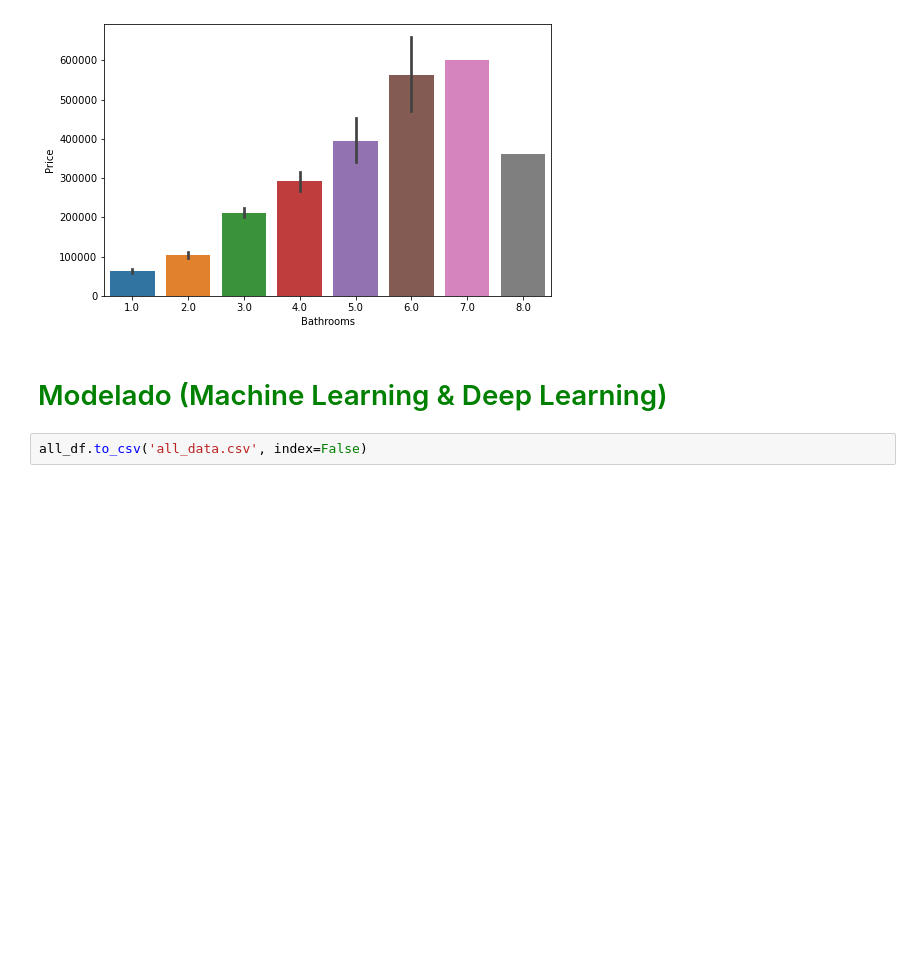
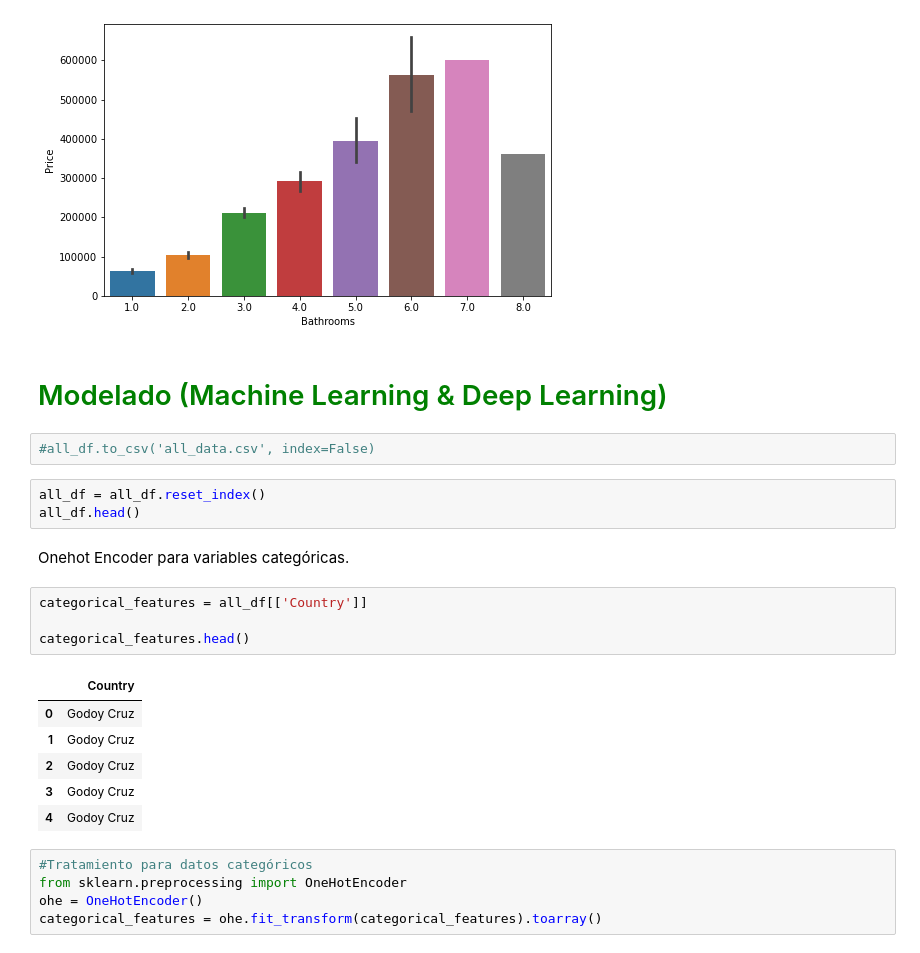
Before and after one commit to gastonfr24/Mendoza-Inmobiliaria, a Jupyter notebook: Untitled.ipynb, the cells around one changed output. Cells and saved outputs as stored; diff of their text form; blank space fills up the shorter version.

```diff
--- a/Untitled.ipynb
+++ b/Untitled.ipynb
@@ -248,4 +248,25 @@ plt.show()
 # %% [markdown]
 <h1 style='color: green'>Modelado (Machine Learning & Deep Learning)</h1>
 # %%
-all_df.to_csv('all_data.csv', index=False)
+#all_df.to_csv('all_data.csv', index=False)
+# %%
+all_df = all_df.reset_index()
+all_df.head()
+# %% [markdown]
+Onehot Encoder para variables categóricas.
+# %%
+categorical_features = all_df[['Country']]
+
+categorical_features.head()
+# %% [output]
+|  | Country |
+| 0 | Godoy Cruz |
+| 1 | Godoy Cruz |
+| 2 | Godoy Cruz |
+| 3 | Godoy Cruz |
+| 4 | Godoy Cruz |
+# %%
+#Tratamiento para datos categóricos
+from sklearn.preprocessing import OneHotEncoder
+ohe = OneHotEncoder()
+categorical_features = ohe.fit_transform(categorical_features).toarray()
```
Also changed, not shown: parts of 22 cells of this notebook, 1 other file.
